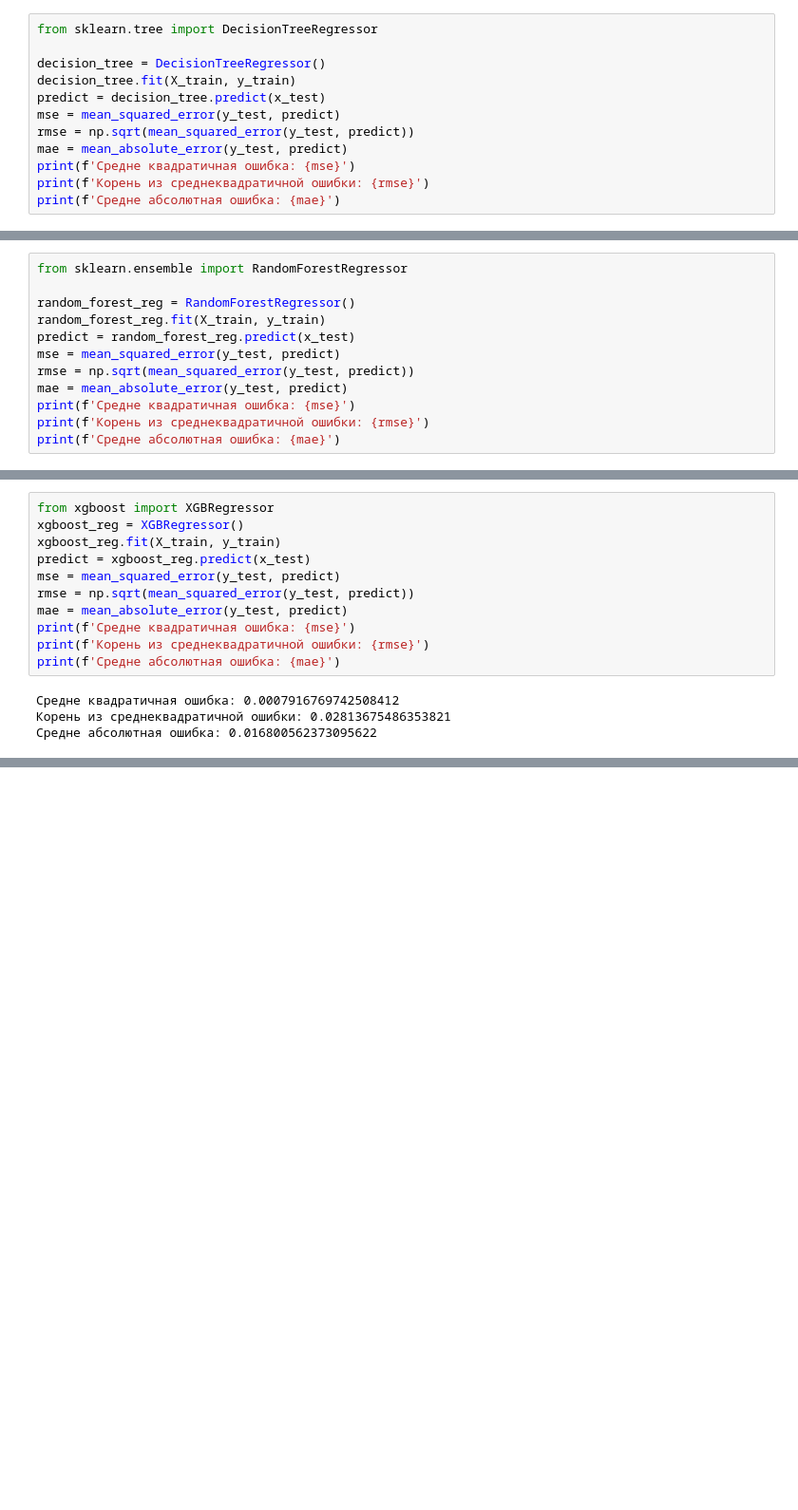
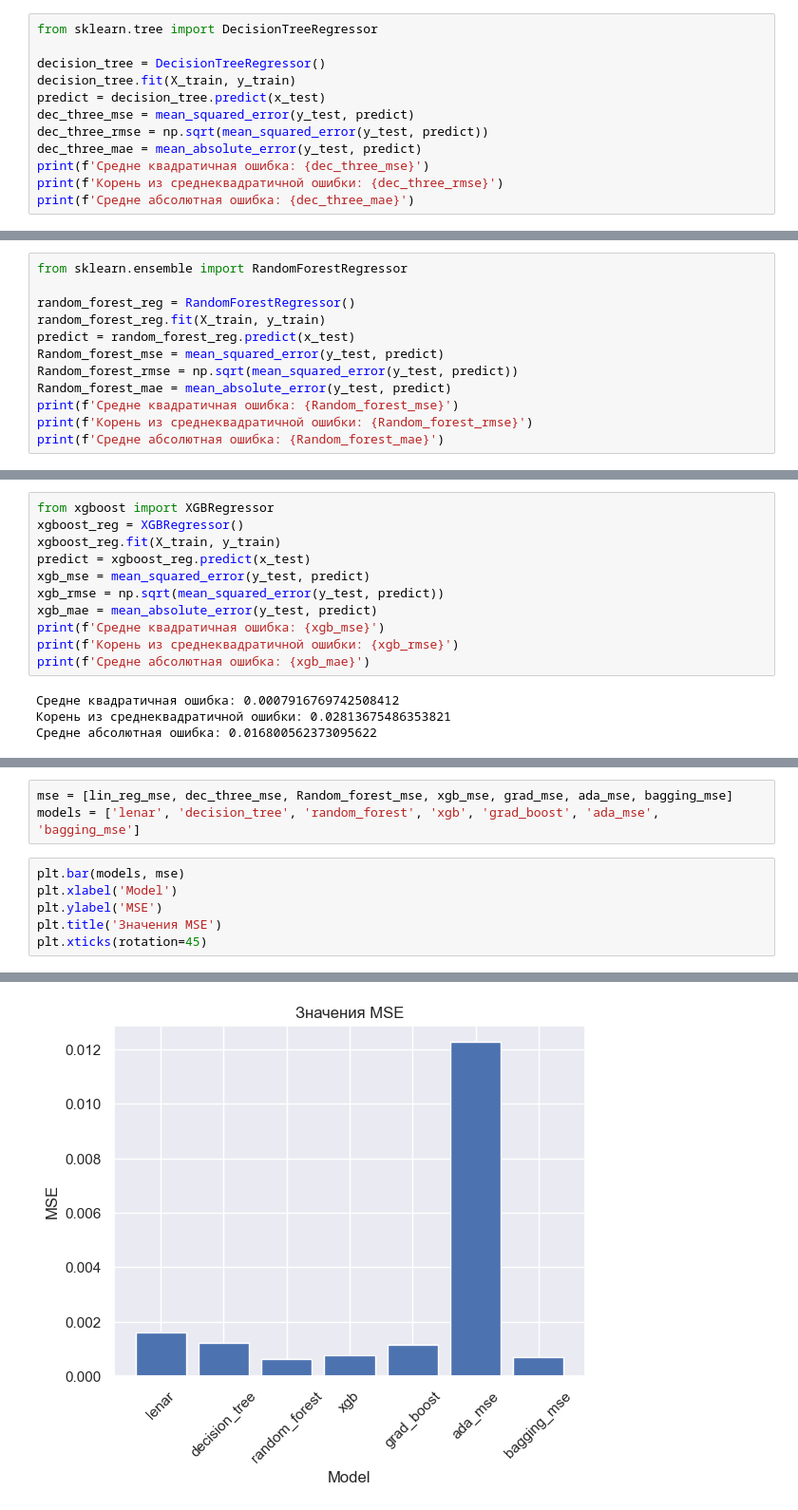
Before and after one commit to Mizoroki-Heck/household_power_consumption, a Jupyter notebook: household_power_consumption.ipynb, the cells around one changed output, grey strips where cells are left out. Shown: that part at 95% size. Saved outputs shown, nothing was run; the diff lists cells and outputs as text; blank space fills up the shorter version.

```diff
--- a/household_power_consumption.ipynb
+++ b/household_power_consumption.ipynb
@@ -232,10 +231,10 @@ from sklearn.tree import DecisionTreeRegressor
 decision_tree = DecisionTreeRegressor()
 decision_tree.fit(X_train, y_train)
 predict = decision_tree.predict(x_test)
-mse = mean_squared_error(y_test, predict)
-rmse = np.sqrt(mean_squared_error(y_test, predict))
-mae = mean_absolute_error(y_test, predict)
-print(f'Средне квадратичная ошибка: {mse}')
-print(f'Корень из среднеквадратичной ошибки: {rmse}')
-print(f'Средне абсолютная ошибка: {mae}')
+dec_three_mse = mean_squared_error(y_test, predict)
+dec_three_rmse = np.sqrt(mean_squared_error(y_test, predict))
+dec_three_mae = mean_absolute_error(y_test, predict)
+print(f'Средне квадратичная ошибка: {dec_three_mse}')
+print(f'Корень из среднеквадратичной ошибки: {dec_three_rmse}')
+print(f'Средне абсолютная ошибка: {dec_three_mae}')
 # %% [output]
@@ -264,10 +263,10 @@ from sklearn.ensemble import RandomForestRegressor
 random_forest_reg = RandomForestRegressor()
 random_forest_reg.fit(X_train, y_train)
 predict = random_forest_reg.predict(x_test)
-mse = mean_squared_error(y_test, predict)
-rmse = np.sqrt(mean_squared_error(y_test, predict))
-mae = mean_absolute_error(y_test, predict)
-print(f'Средне квадратичная ошибка: {mse}')
-print(f'Корень из среднеквадратичной ошибки: {rmse}')
-print(f'Средне абсолютная ошибка: {mae}')
+Random_forest_mse = mean_squared_error(y_test, predict)
+Random_forest_rmse = np.sqrt(mean_squared_error(y_test, predict))
+Random_forest_mae = mean_absolute_error(y_test, predict)
+print(f'Средне квадратичная ошибка: {Random_forest_mse}')
+print(f'Корень из среднеквадратичной ошибки: {Random_forest_rmse}')
+print(f'Средне абсолютная ошибка: {Random_forest_mae}')
 # %% [output]
@@ -295,12 +294,12 @@ from xgboost import XGBRegressor
 xgboost_reg = XGBRegressor()
 xgboost_reg.fit(X_train, y_train)
 predict = xgboost_reg.predict(x_test)
-mse = mean_squared_error(y_test, predict)
-rmse = np.sqrt(mean_squared_error(y_test, predict))
-mae = mean_absolute_error(y_test, predict)
-print(f'Средне квадратичная ошибка: {mse}')
-print(f'Корень из среднеквадратичной ошибки: {rmse}')
-print(f'Средне абсолютная ошибка: {mae}')
+xgb_mse = mean_squared_error(y_test, predict)
+xgb_rmse = np.sqrt(mean_squared_error(y_test, predict))
+xgb_mae = mean_absolute_error(y_test, predict)
+print(f'Средне квадратичная ошибка: {xgb_mse}')
+print(f'Корень из среднеквадратичной ошибки: {xgb_rmse}')
+print(f'Средне абсолютная ошибка: {xgb_mae}')
 # %% [output]
 Средне квадратичная ошибка: 0.0007916769742508412
 Корень из среднеквадратичной ошибки: 0.02813675486353821
@@ -334,0 +332,10 @@ print(f'Средне квадратичная ошибка Bagging_Regress: {bag
+# %%
+mse = [lin_reg_mse, dec_three_mse, Random_forest_mse, xgb_mse, grad_mse, ada_mse, bagging_mse]
+models = ['lenar', 'decision_tree', 'random_forest', 'xgb', 'grad_boost', 'ada_mse', 'bagging_mse']
+# %%
+plt.bar(models, mse)
+plt.xlabel('Model')
+plt.ylabel('MSE')
+plt.title('Значения MSE')
+plt.xticks(rotation=45)
+# %% [output]
@@ -334,0 +350 @@ print(f'Средне квадратичная ошибка Bagging_Regress: {bag
+[figure, added]
```
Also changed, not shown: parts of 13 cells of this notebook.
